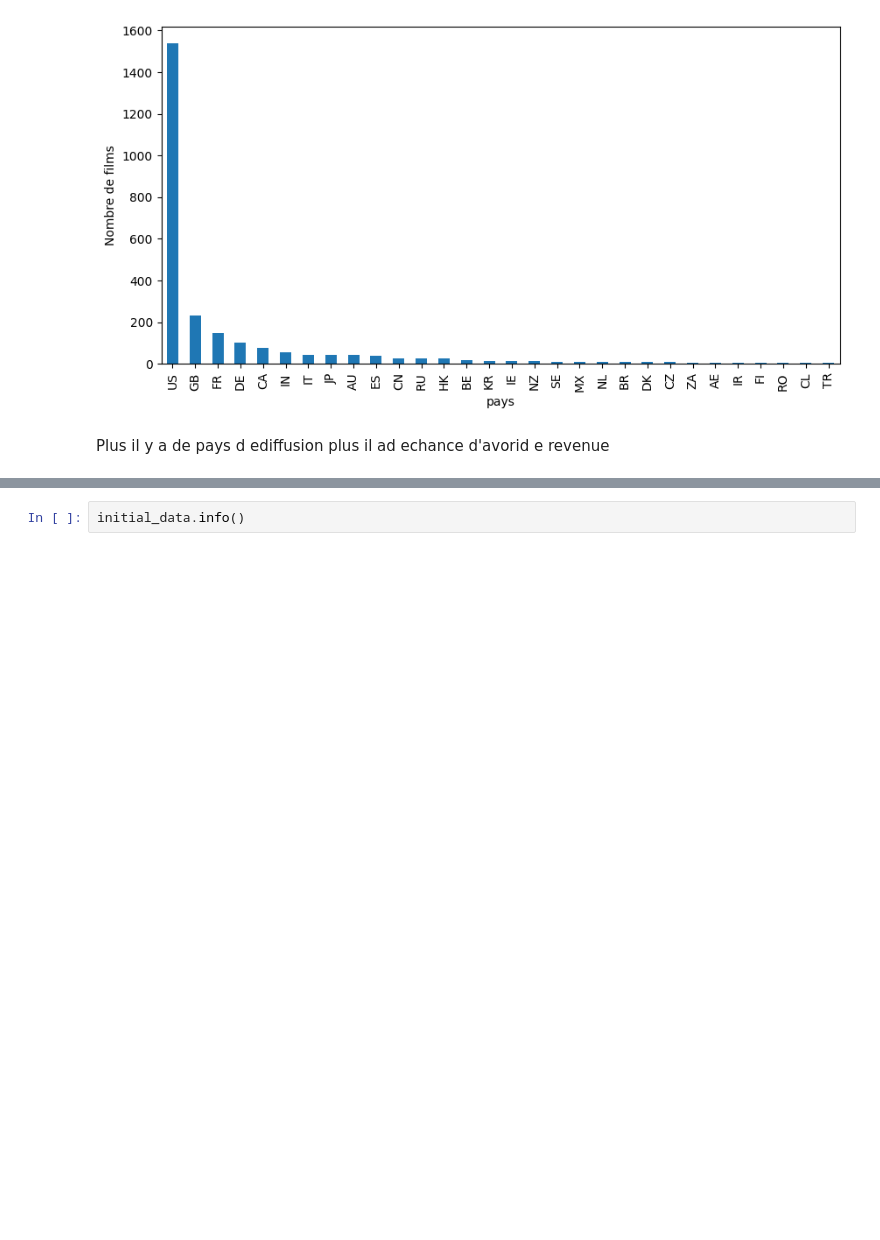
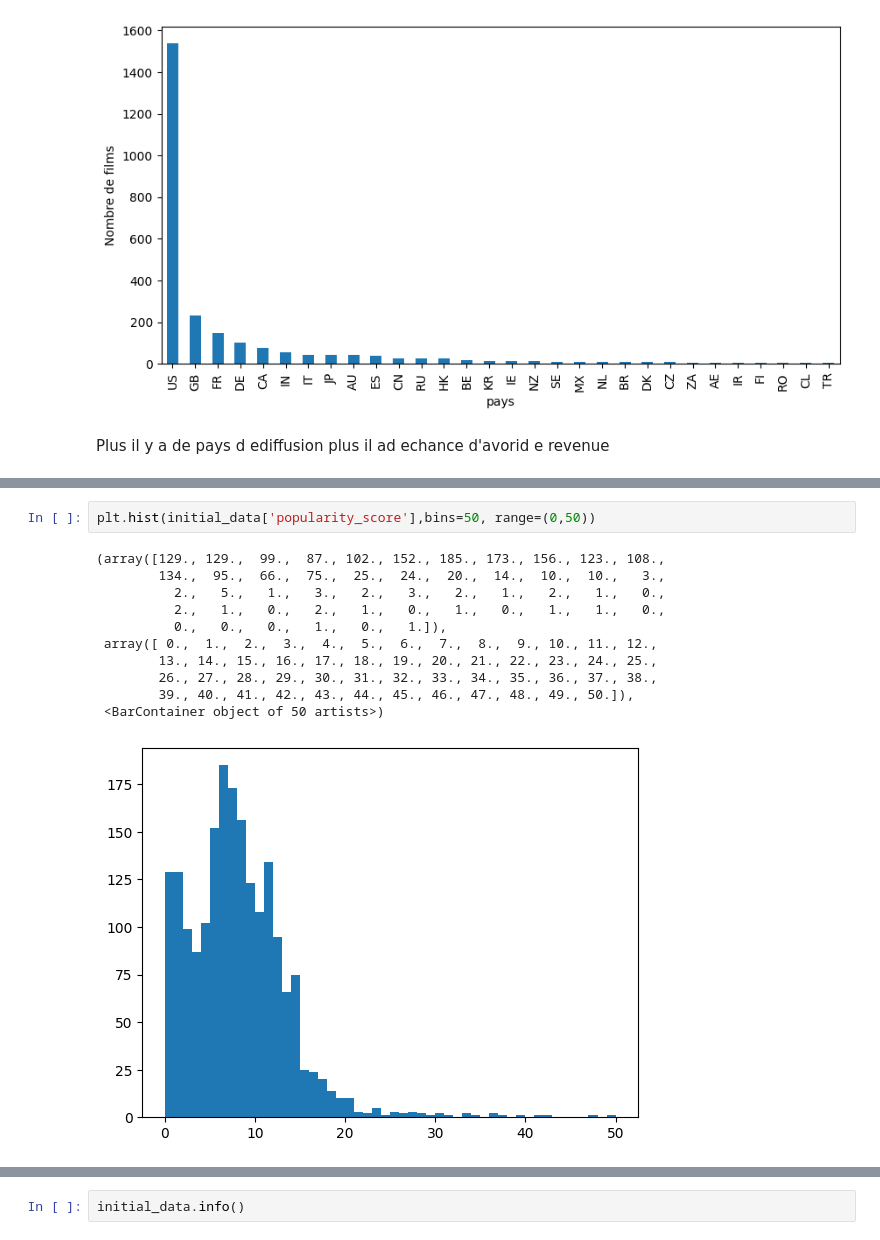
Before and after one commit to Nath-17/Movie-revenue-prediction, a Jupyter notebook: First.ipynb, the cells around one changed output, grey strips where cells are left out. Cells and saved outputs as stored; diff of their text form; blank space fills up the shorter version.

```diff
--- a/First.ipynb
+++ b/First.ipynb
@@ -198,3 +245,17 @@ Plus il y a de pays d ediffusion plus il ad echance d'avorid e revenue
+# %%
+plt.hist(initial_data['popularity_score'],bins=50, range=(0,50))
+# %% [output]
+(array([129., 129.,  99.,  87., 102., 152., 185., 173., 156., 123., 108.,
+        134.,  95.,  66.,  75.,  25.,  24.,  20.,  14.,  10.,  10.,   3.,
+          2.,   5.,   1.,   3.,   2.,   3.,   2.,   1.,   2.,   1.,   0.,
+          2.,   1.,   0.,   2.,   1.,   0.,   1.,   0.,   1.,   1.,   0.,
+          0.,   0.,   0.,   1.,   0.,   1.]),
+ array([ 0.,  1.,  2.,  3.,  4.,  5.,  6.,  7.,  8.,  9., 10., 11., 12.,
+        13., 14., 15., 16., 17., 18., 19., 20., 21., 22., 23., 24., 25.,
+        26., 27., 28., 29., 30., 31., 32., 33., 34., 35., 36., 37., 38.,
+        39., 40., 41., 42., 43., 44., 45., 46., 47., 48., 49., 50.]),
+ <BarContainer object of 50 artists>)
+[figure, added]
 # %%
 initial_data["log_budget"] = np.log(initial_data["budget"]+1)
 plt.hist(initial_data['log_budget'])
```
Also changed, not shown: parts of 8 cells of this notebook, 2 other files.
